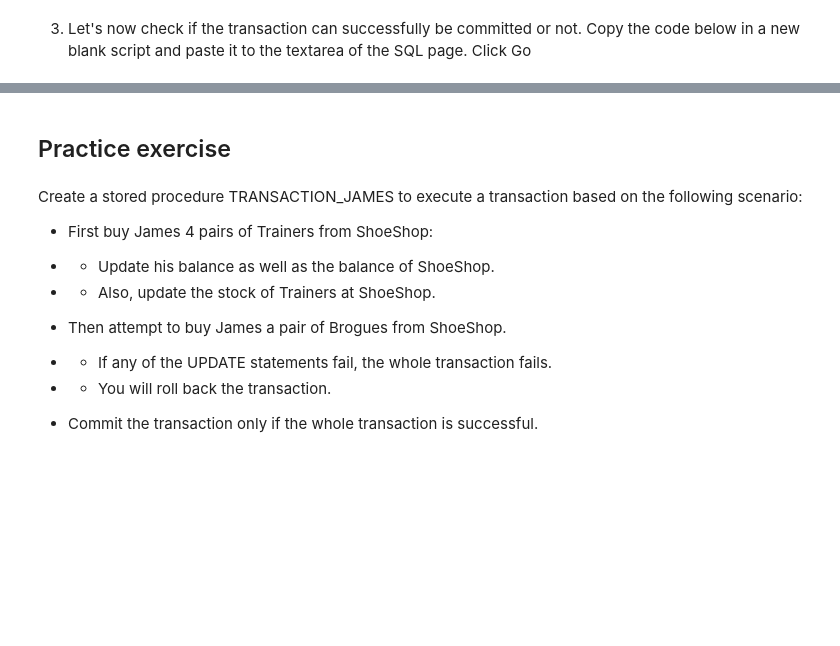
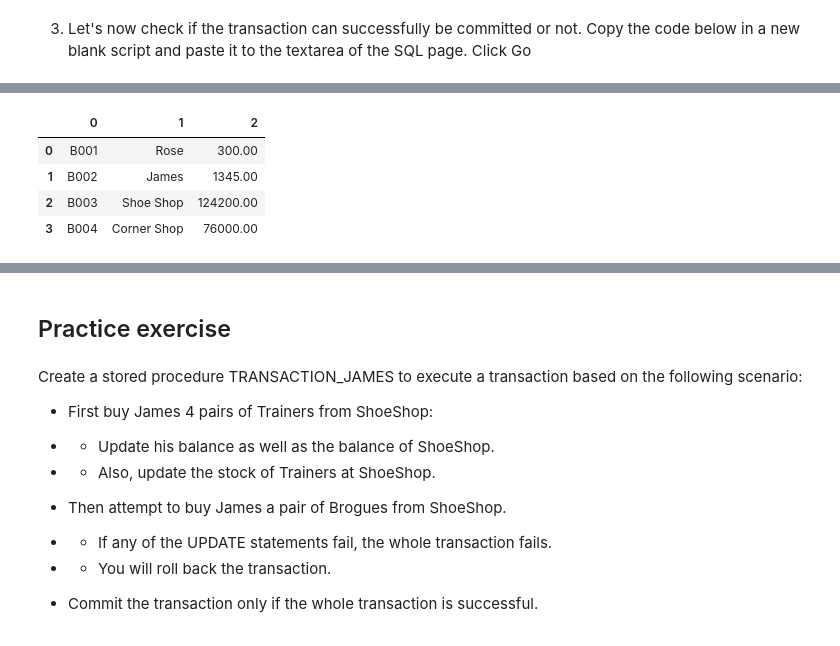
Before and after one commit to tranttha/IBM-DS-Course, a Jupyter notebook: Course 6 Db and SQL /Module 6 /6.1 Views, Stored Procedures, and Transactions/1.3 Commiting and Rolling back a Transaction.ipynb, the cells around one changed output, grey strips where cells are left out. Cells and saved outputs as stored; diff of their text form; code cells hidden in the pictures; blank space fills up the shorter version.

```diff
--- a/Course 6 Db and SQL /Module 6 /6.1 Views, Stored Procedures, and Transactions/1.3 Commiting and Rolling back a Transaction.ipynb
+++ b/Course 6 Db and SQL /Module 6 /6.1 Views, Stored Procedures, and Transactions/1.3 Commiting and Rolling back a Transaction.ipynb
@@ -84,6 +147,6 @@ END; '''
 # %% [markdown]
 3. Let's now check if the transaction can successfully be committed or not. Copy the code below in a new blank script and paste it to the textarea of the SQL page. Click Go
 # %%
-'''CALL TRANSACTION_ROSE;'''
-'''SELECT * FROM BankAccounts;'''
-'''SELECT * FROM ShoeShop;'''
+call1 = '''CALL TRANSACTION_ROSE;'''
+select1 ='''SELECT * FROM BankAccounts;'''
+select2 = '''SELECT * FROM ShoeShop;'''
@@ -89,0 +165,17 @@ END; '''
+# %%
+conn = get_db_connection()
+cursor = conn.cursor()
+cursor.execute(select1)
+repsn = cursor.fetchall()
+reps_df = pd.DataFrame(repsn)
+
+conn.commit()
+cursor.close()
+conn.close()
+reps_df
+# %% [output]
+|  | 0 | 1 | 2 |
+| 0 | B001 | Rose | 300.00 |
+| 1 | B002 | James | 1345.00 |
+| 2 | B003 | Shoe Shop | 124200.00 |
+| 3 | B004 | Corner Shop | 76000.00 |
```
Also changed, not shown: parts of 21 cells of this notebook, 2 other files.
